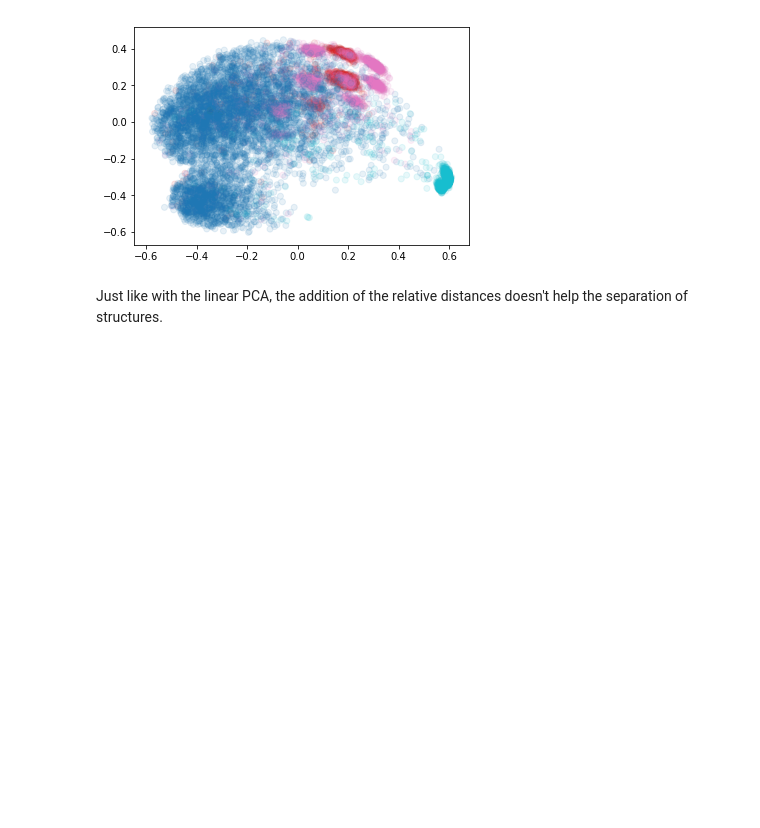
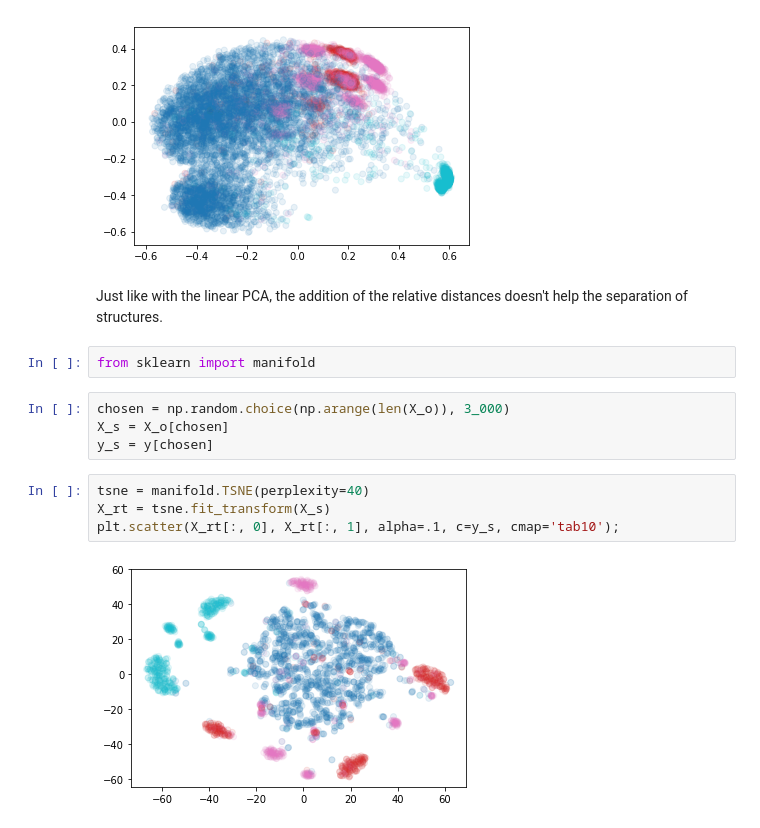
Before and after one commit to malramsay64/MLCrystals, a Jupyter notebook: notebooks/02_Features.ipynb, the cells around one changed output. Saved outputs shown, nothing was run; the diff lists cells and outputs as text; blank space fills up the shorter version.

```diff
--- a/notebooks/02_Features.ipynb
+++ b/notebooks/02_Features.ipynb
@@ -297,3 +297,15 @@ plt.scatter(X_rd[:, 0], X_rd[:, 1], alpha=.1, c=y, cmap='tab10');
 Just like with the linear PCA,
 the addition of the relative distances
 doesn't help the separation of structures.
+# %%
+from sklearn import manifold
+# %%
+chosen = np.random.choice(np.arange(len(X_o)), 3_000)
+X_s = X_o[chosen]
+y_s = y[chosen]
+# %%
+tsne = manifold.TSNE(perplexity=40)
+X_rt = tsne.fit_transform(X_s)
+plt.scatter(X_rt[:, 0], X_rt[:, 1], alpha=.1, c=y_s, cmap='tab10');
+# %% [output]
+[figure, added]
```
Also changed, not shown: parts of 3 cells of this notebook.
